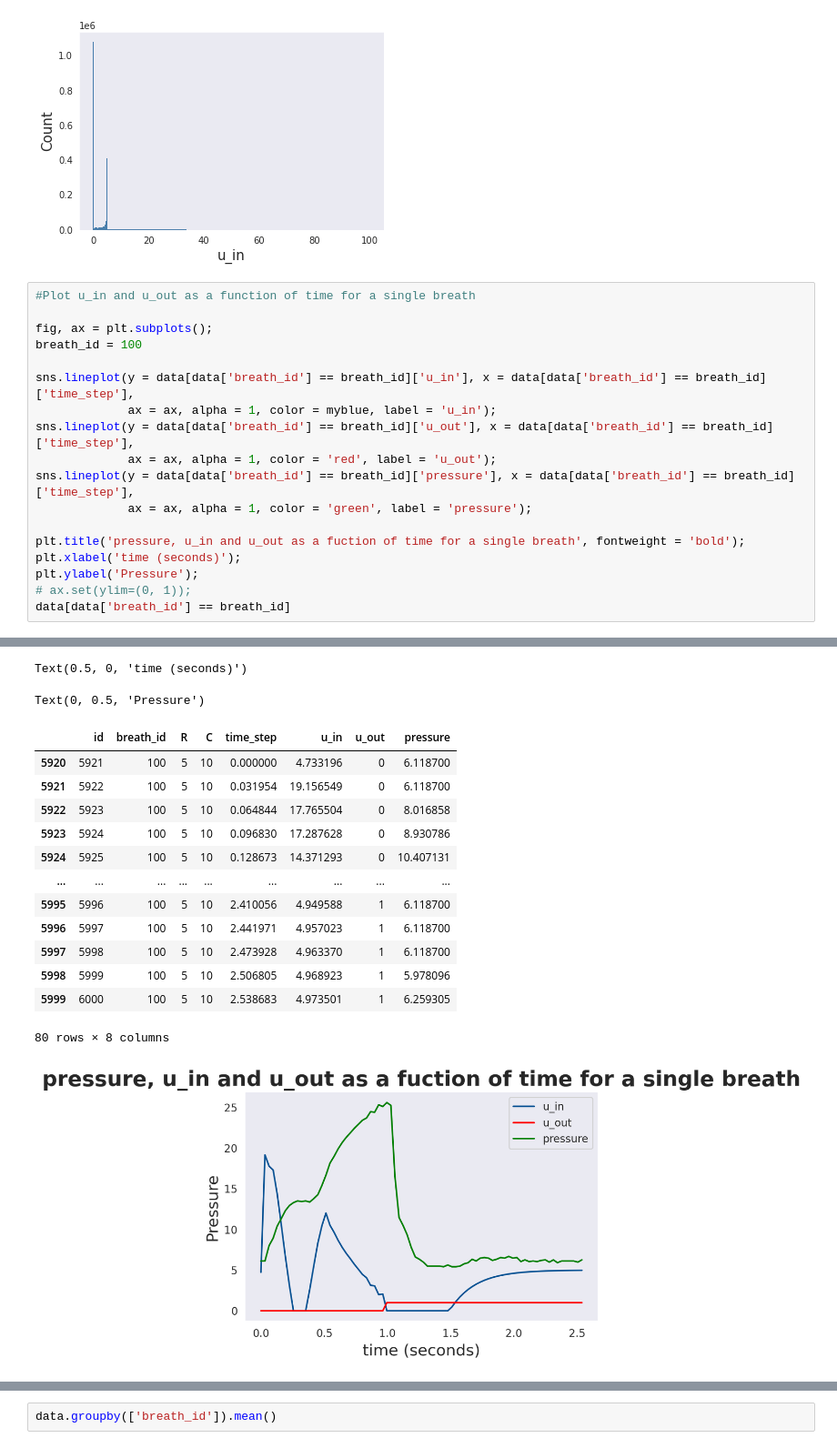
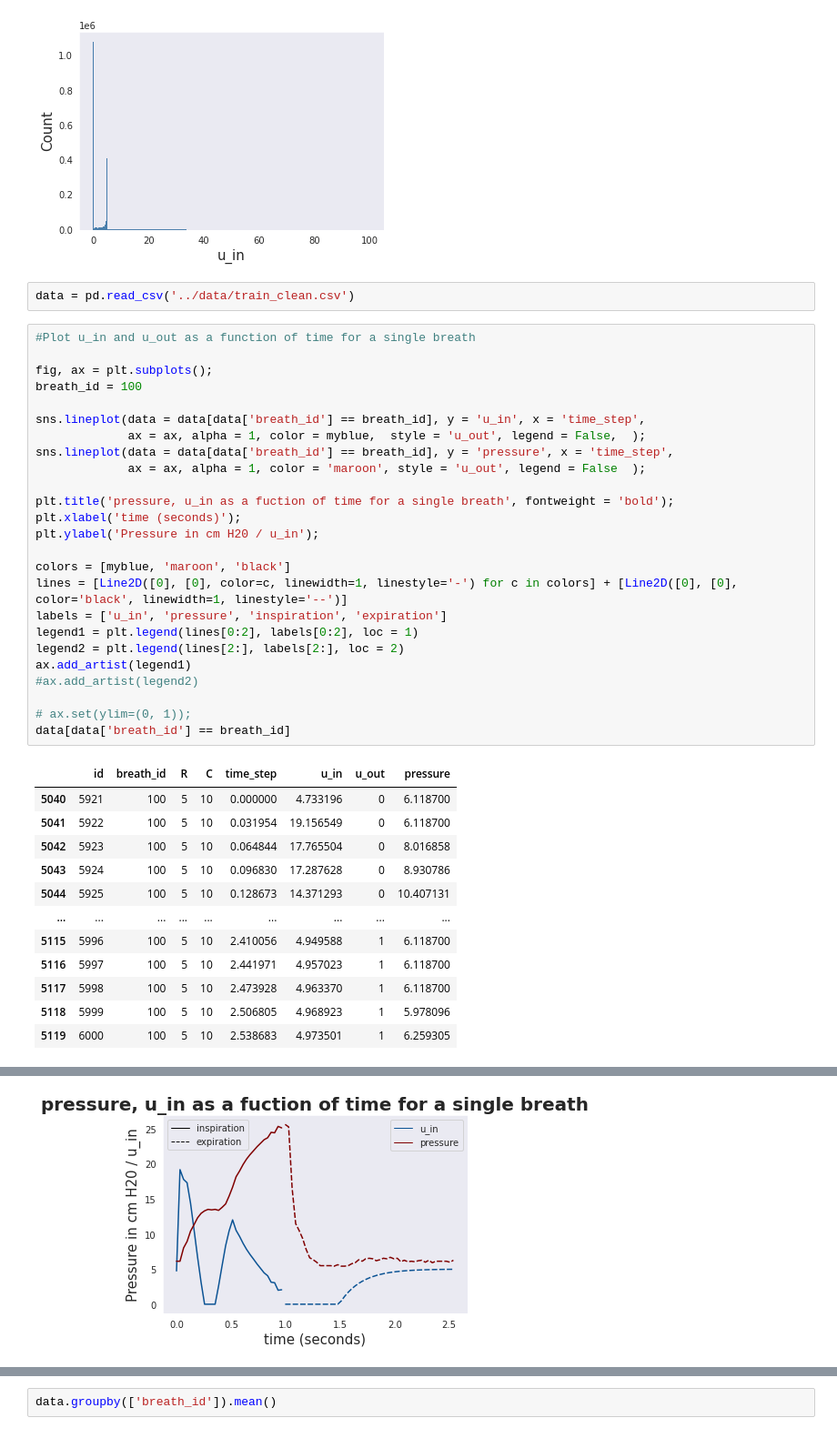
Before and after one commit to sumakarnam/DSI-Capstone, a Jupyter notebook: Ventilator_Pressure_Prediction/code/EDA.ipynb, the cells around one changed output, grey strips where cells are left out. Shown at 91% size. Saved outputs shown, nothing was run; the diff lists cells and outputs as text.

```diff
--- a/Ventilator_Pressure_Prediction/code/EDA.ipynb
+++ b/Ventilator_Pressure_Prediction/code/EDA.ipynb
@@ -256,22 +257,43 @@ max      1.000000e+02
 Name: u_in, dtype: float64
 (5982,)
 [figure]
+# %%
+data = pd.read_csv('../data/train_clean.csv')
 # %%
 #Plot u_in and u_out as a function of time for a single breath
 
 fig, ax = plt.subplots();
 breath_id = 100
 
-sns.lineplot(y = data[data['breath_id'] == breath_id]['u_in'], x = data[data['breath_id'] == breath_id]['time_step'],
-             ax = ax, alpha = 1, color = myblue, label = 'u_in');
-sns.lineplot(y = data[data['breath_id'] == breath_id]['u_out'], x = data[data['breath_id'] == breath_id]['time_step'],
-             ax = ax, alpha = 1, color = 'red', label = 'u_out');
-sns.lineplot(y = data[data['breath_id'] == breath_id]['pressure'], x = data[data['breath_id'] == breath_id]['time_step'],
-             ax = ax, alpha = 1, color = 'green', label = 'pressure');
+sns.lineplot(data = data[data['breath_id'] == breath_id], y = 'u_in', x = 'time_step',
+             ax = ax, alpha = 1, color = myblue,  style = 'u_out', legend = False,  );
+sns.lineplot(data = data[data['breath_id'] == breath_id], y = 'pressure', x = 'time_step',
+             ax = ax, alpha = 1, color = 'maroon', style = 'u_out', legend = False  );
 
-plt.title('pressure, u_in and u_out as a fuction of time for a single breath', fontweight = 'bold');
+plt.title('pressure, u_in as a fuction of time for a single breath', fontweight = 'bold');
 plt.xlabel('time (seconds)');
-plt.ylabel('Pressure');
+plt.ylabel('Pressure in cm H20 / u_in');
+
+colors = [myblue, 'maroon', 'black']
+lines = [Line2D([0], [0], color=c, linewidth=1, linestyle='-') for c in colors] + [Line2D([0], [0], color='black', linewidth=1, linestyle='--')]
+labels = ['u_in', 'pressure', 'inspiration', 'expiration']
+legend1 = plt.legend(lines[0:2], labels[0:2], loc = 1)
+legend2 = plt.legend(lines[2:], labels[2:], loc = 2)
+ax.add_artist(legend1)
+#ax.add_artist(legend2)
+
 # ax.set(ylim=(0, 1));
 data[data['breath_id'] == breath_id]
 # %% [output]
+|  | id | breath_id | R | C | time_step | u_in | u_out | pressure |
+| 5040 | 5921 | 100 | 5 | 10 | 0.000000 | 4.733196 | 0 | 6.118700 |
+| 5041 | 5922 | 100 | 5 | 10 | 0.031954 | 19.156549 | 0 | 6.118700 |
+| 5042 | 5923 | 100 | 5 | 10 | 0.064844 | 17.765504 | 0 | 8.016858 |
+| 5043 | 5924 | 100 | 5 | 10 | 0.096830 | 17.287628 | 0 | 8.930786 |
+| 5044 | 5925 | 100 | 5 | 10 | 0.128673 | 14.371293 | 0 | 10.407131 |
+| ... | ... | ... | ... | ... | ... | ... | ... | ... |
+| 5115 | 5996 | 100 | 5 | 10 | 2.410056 | 4.949588 | 1 | 6.118700 |
+| 5116 | 5997 | 100 | 5 | 10 | 2.441971 | 4.957023 | 1 | 6.118700 |
+| 5117 | 5998 | 100 | 5 | 10 | 2.473928 | 4.963370 | 1 | 6.118700 |
+| 5118 | 5999 | 100 | 5 | 10 | 2.506805 | 4.968923 | 1 | 5.978096 |
+| 5119 | 6000 | 100 | 5 | 10 | 2.538683 | 4.973501 | 1 | 6.259305 |
@@ -282,16 +301 @@ Text(0.5, 1.0, 'pressure, u_in and u_out as a fuction of time for a single breat
-Text(0.5, 0, 'time (seconds)')
-Text(0, 0.5, 'Pressure')
-|  | id | breath_id | R | C | time_step | u_in | u_out | pressure |
-| 5920 | 5921 | 100 | 5 | 10 | 0.000000 | 4.733196 | 0 | 6.118700 |
-| 5921 | 5922 | 100 | 5 | 10 | 0.031954 | 19.156549 | 0 | 6.118700 |
-| 5922 | 5923 | 100 | 5 | 10 | 0.064844 | 17.765504 | 0 | 8.016858 |
-| 5923 | 5924 | 100 | 5 | 10 | 0.096830 | 17.287628 | 0 | 8.930786 |
-| 5924 | 5925 | 100 | 5 | 10 | 0.128673 | 14.371293 | 0 | 10.407131 |
-| ... | ... | ... | ... | ... | ... | ... | ... | ... |
-| 5995 | 5996 | 100 | 5 | 10 | 2.410056 | 4.949588 | 1 | 6.118700 |
-| 5996 | 5997 | 100 | 5 | 10 | 2.441971 | 4.957023 | 1 | 6.118700 |
-| 5997 | 5998 | 100 | 5 | 10 | 2.473928 | 4.963370 | 1 | 6.118700 |
-| 5998 | 5999 | 100 | 5 | 10 | 2.506805 | 4.968923 | 1 | 5.978096 |
-| 5999 | 6000 | 100 | 5 | 10 | 2.538683 | 4.973501 | 1 | 6.259305 |
-80 rows × 8 columns
-[figure, old version]
+[figure, new version]
```
Also changed, not shown: parts of 5 cells of this notebook, 12 other files.
